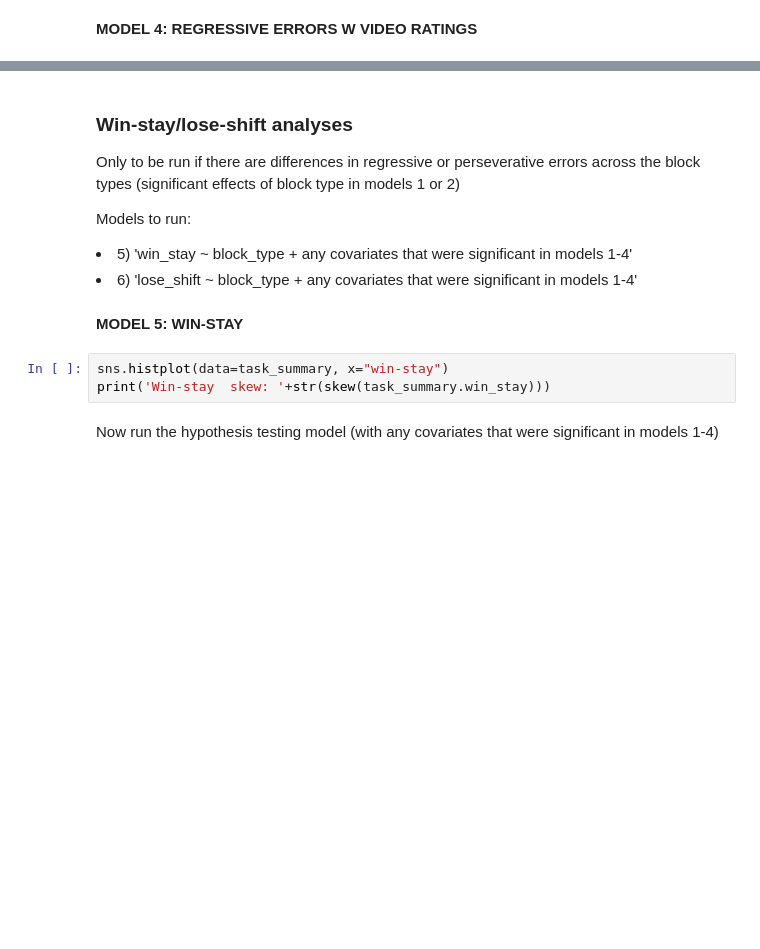
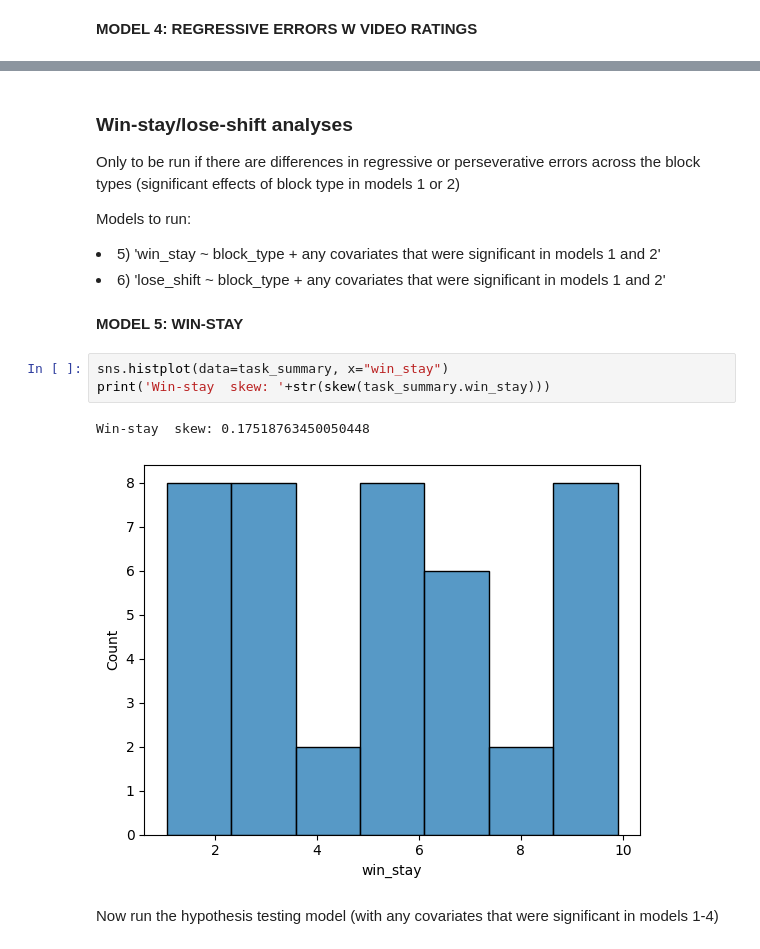
Before and after one commit to emilybagley/disgust_reversal_learning-RR, a Jupyter notebook: 2_task_modelfree_analysis.ipynb, the cells around one changed output, grey strips where cells are left out. Saved outputs shown, nothing was run; the diff lists cells and outputs as text; blank space fills up the shorter version.

```diff
--- a/2_task_modelfree_analysis.ipynb
+++ b/2_task_modelfree_analysis.ipynb
@@ -442,13 +660,16 @@ F-Test p-value 0.6164046854122611
 <h3><b>Win-stay/lose-shift analyses</b></h3>
 <p>Only to be run if there are differences in regressive or perseverative errors across the block types (significant effects of block type in models 1 or 2)</p>
 <p>Models to run: </p>
-<li> 5) 'win_stay ~ block_type + any covariates that were significant in models 1-4'
-<li> 6) 'lose_shift ~ block_type + any covariates that were significant in models 1-4'
+<li> 5) 'win_stay ~ block_type + any covariates that were significant in models 1 and 2'
+<li> 6) 'lose_shift ~ block_type + any covariates that were significant in models 1 and 2'
 # %% [markdown]
 <b> MODEL 5: WIN-STAY </b>
 # %%
-sns.histplot(data=task_summary, x="win-stay")
+sns.histplot(data=task_summary, x="win_stay")
 print('Win-stay  skew: '+str(skew(task_summary.win_stay)))
+# %% [output]
+Win-stay  skew: 0.17518763450050448
+[figure, added]
 # %% [markdown]
 Now run the hypothesis testing model (with any covariates that were significant in models 1-4)
 # %%
```
Also changed, not shown: parts of 78 cells of this notebook, 7 other files.
